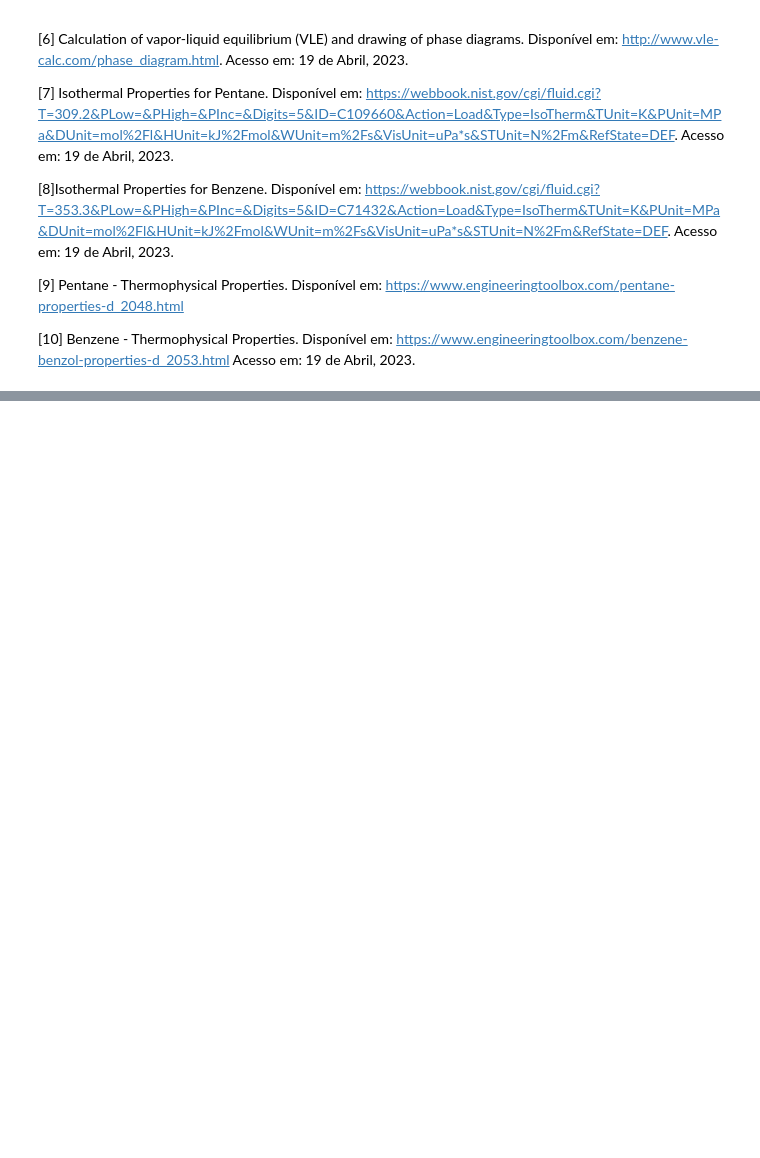
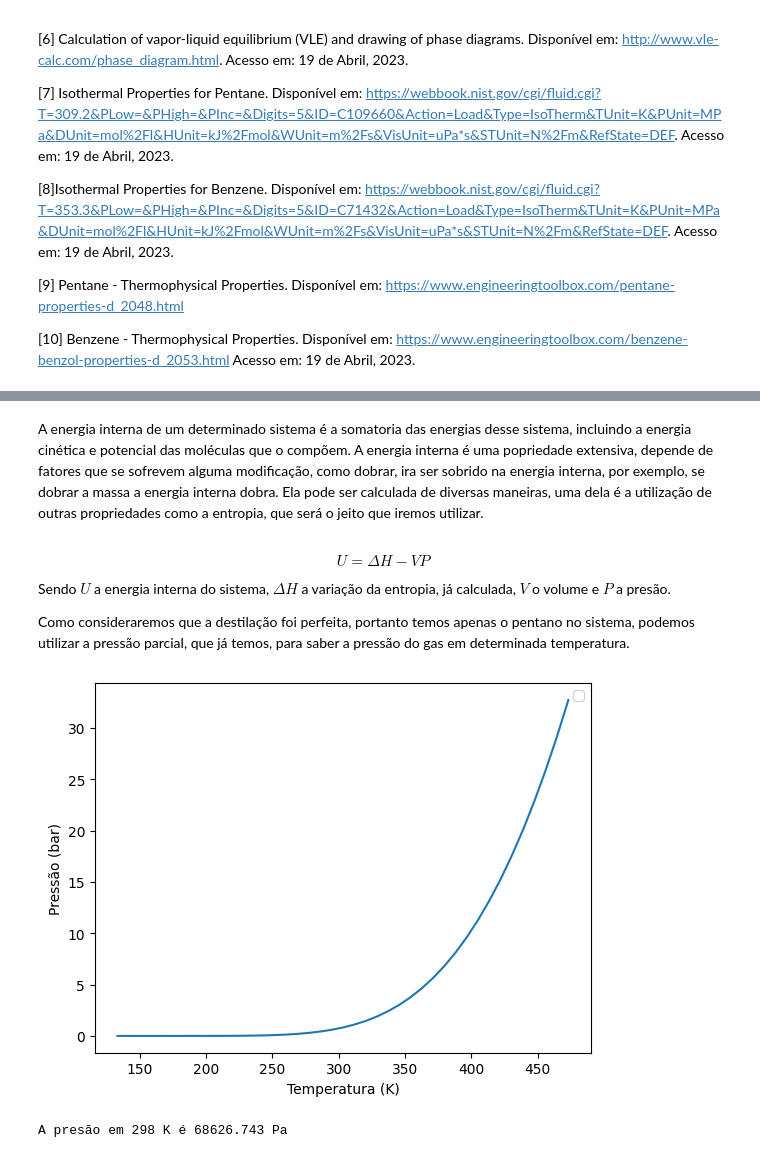
Before and after one commit to guilhermeilum/termo, a Jupyter notebook: Projeto.ipynb, the cells around one changed output, grey strips where cells are left out. Drawn from its saved outputs; the diff is of its cells as text; code cells hidden in the pictures; blank space fills up the shorter version.

```diff
--- a/Projeto.ipynb
+++ b/Projeto.ipynb
@@ -405,0 +525,21 @@ tabela_cp_2
+# %% [markdown]
+A energia interna de um determinado sistema é a somatoria das energias desse sistema, incluindo a energia cinética e potencial das moléculas que o compõem. A energia interna é uma popriedade extensiva, depende de fatores que se sofrevem alguma modificação, como dobrar, ira ser sobrido na energia interna, por exemplo, se dobrar a massa a energia interna dobra. Ela pode ser calculada de diversas maneiras, uma dela é a utilização de outras propriedades como a entropia, que será o jeito que iremos utilizar.
+# %% [markdown]
+$$U = \Delta H - V P$$
+
+Sendo $U$ a energia interna do sistema, $\Delta H$ a variação da entropia, já calculada, $V$ o volume e $P$ a presão.
+
+Como consideraremos que a destilação foi perfeita, portanto temos apenas o pentano no sistema, podemos utilizar a pressão parcial, que já temos, para saber a pressão do gas em determinada temperatura.
+# %%
+pressão_vapor_pentano.plot(x="Temperature", y="Pressure")
+plt.legend([])
+plt.ylabel("Pressão (bar)")
+plt.xlabel("Temperatura (K)")
+plt.show()
+x = pressão_vapor_pentano["Temperature"].values
+y = pressão_vapor_pentano["Pressure"].values
+pressão_298 = np.interp(298, x, y)
+print(f"A presão em 298 K é {round(pressão_298*100000,3)} Pa")
+# %% [output]
+[figure, added]
+A presão em 298 K é 68626.743 Pa
```
Also changed, not shown: parts of 27 cells of this notebook.
